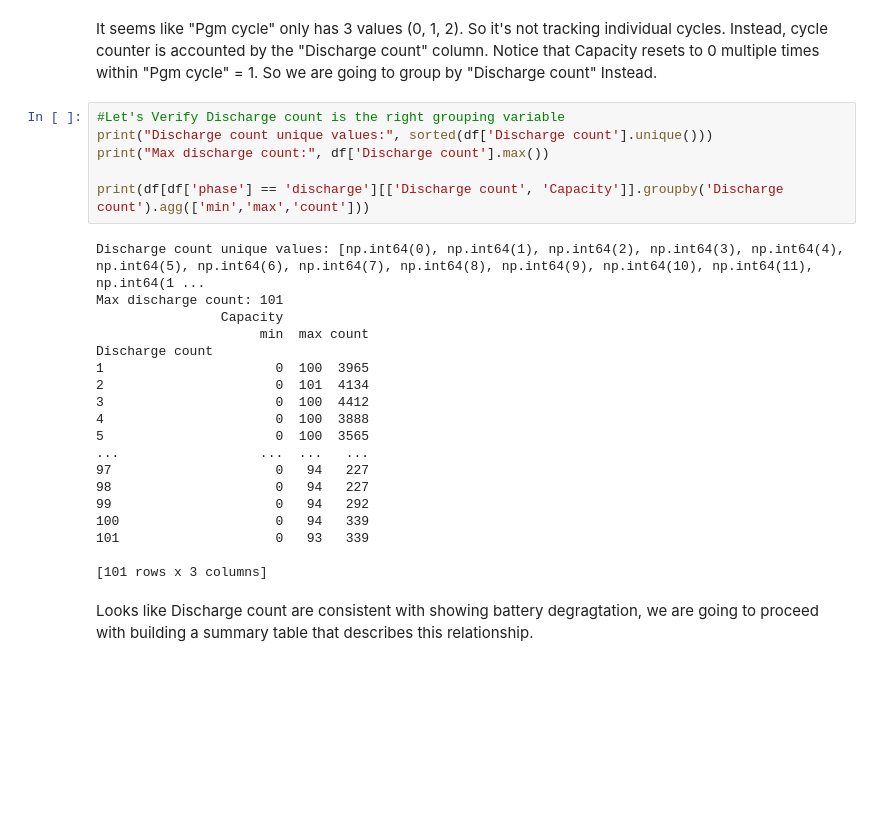
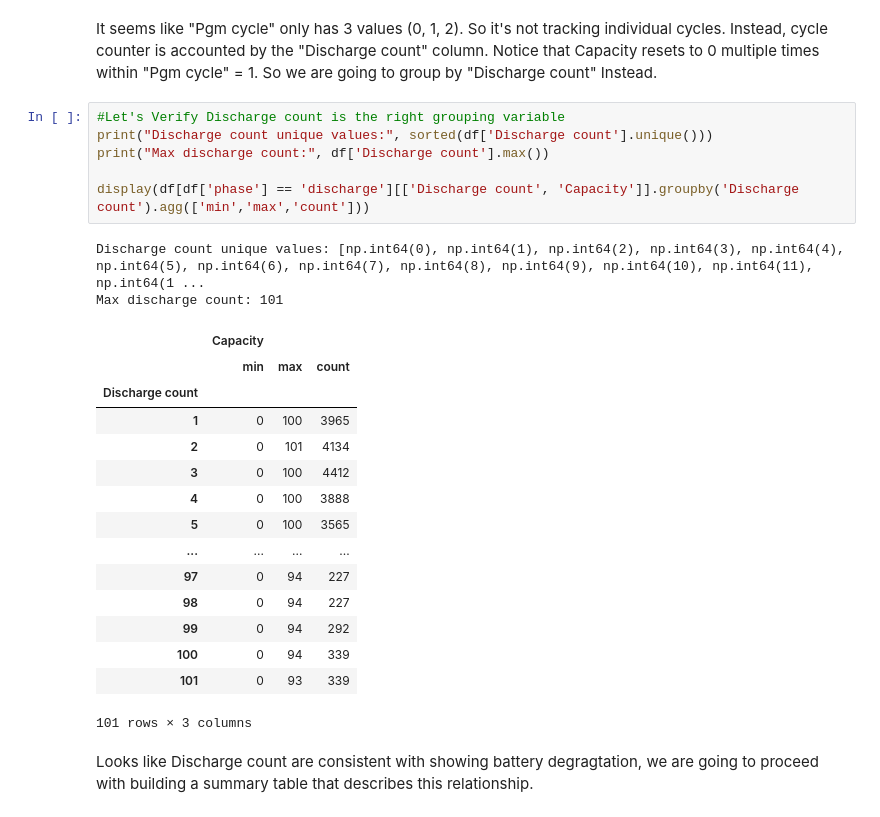
Before and after one commit to Niegeee/CMSC320-Battery-Degradation-Prediction, a Jupyter notebook: battery.ipynb, the cells around one changed output. Cells and saved outputs as stored; diff of their text form; blank space fills up the shorter version.

```diff
--- a/battery.ipynb
+++ b/battery.ipynb
@@ -267,28 +263,27 @@ It seems like "Pgm cycle" only has 3 values (0, 1, 2). So it's not tracking indi
 # %%
 #Let's Verify Discharge count is the right grouping variable
 print("Discharge count unique values:", sorted(df['Discharge count'].unique()))
 print("Max discharge count:", df['Discharge count'].max())
 
-print(df[df['phase'] == 'discharge'][['Discharge count', 'Capacity']].groupby('Discharge count').agg(['min','max','count']))
+display(df[df['phase'] == 'discharge'][['Discharge count', 'Capacity']].groupby('Discharge count').agg(['min','max','count']))
 # %% [output]
 Discharge count unique values: [np.int64(0), np.int64(1), np.int64(2), np.int64(3), np.int64(4), np.int64(5), np.int64(6), np.int64(7), np.int64(8), np.int64(9), np.int64(10), np.int64(11), np.int64(1 ...
 Max discharge count: 101
-                Capacity
-                     min  max count
-Discharge count
-1                      0  100  3965
-2                      0  101  4134
-3                      0  100  4412
-4                      0  100  3888
-5                      0  100  3565
-...                  ...  ...   ...
-97                     0   94   227
-98                     0   94   227
-99                     0   94   292
-100                    0   94   339
-101                    0   93   339
-
-[101 rows x 3 columns]
+|  | Capacity |  |  |
+|  | min | max | count |
+| Discharge count |  |  |  |
+| 1 | 0 | 100 | 3965 |
+| 2 | 0 | 101 | 4134 |
+| 3 | 0 | 100 | 4412 |
+| 4 | 0 | 100 | 3888 |
+| 5 | 0 | 100 | 3565 |
+| ... | ... | ... | ... |
+| 97 | 0 | 94 | 227 |
+| 98 | 0 | 94 | 227 |
+| 99 | 0 | 94 | 292 |
+| 100 | 0 | 94 | 339 |
+| 101 | 0 | 93 | 339 |
+101 rows × 3 columns
 # %% [markdown]
 Looks like Discharge count are consistent with showing battery degragtation, we are going to proceed with building a summary table that describes this relationship.
 # %%
```
Also changed, not shown: parts of 3 cells of this notebook.
